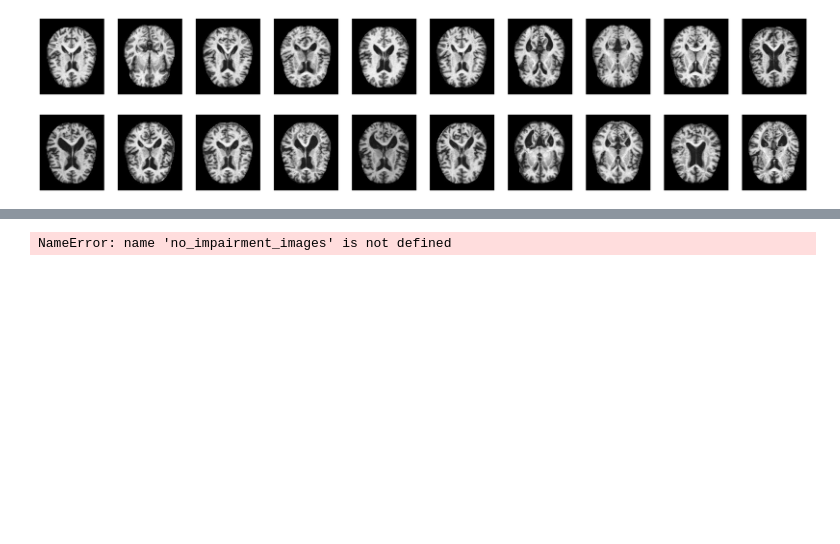
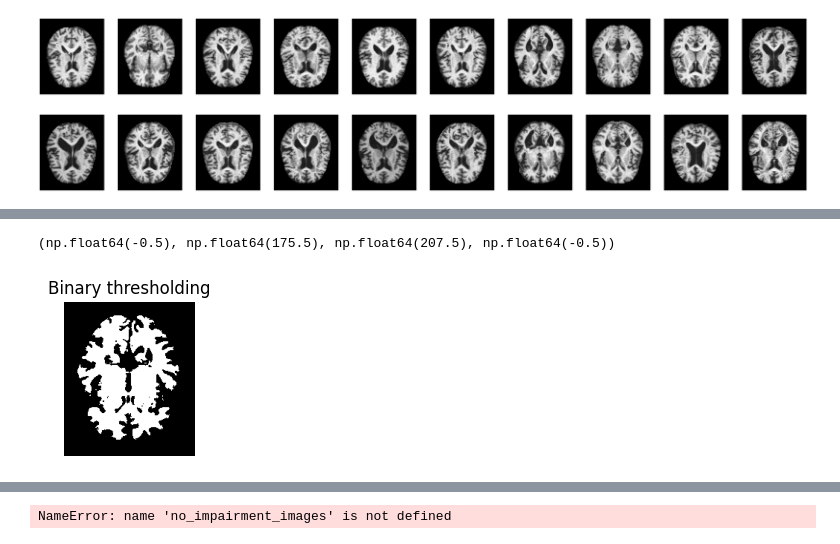
Before and after one commit to maisiev/Predicting-Dementia-Severity, a Jupyter notebook: Dementia_Predicting.ipynb, the cells around one changed output, grey strips where cells are left out. Cells and saved outputs as stored; diff of their text form; code cells hidden in the pictures; blank space fills up the shorter version.

```diff
--- a/Dementia_Predicting.ipynb
+++ b/Dementia_Predicting.ipynb
@@ -180,0 +218,10 @@ for i, name in enumerate(image_names[:num_images]):
+# %%
+# Here we are using 128 as the threshold (half way)
+_, thresh_img = cv2.threshold(img_np, 128, 255, cv2.THRESH_BINARY)
+plt.figure(figsize=(2,2))
+plt.imshow(thresh_img, cmap='gray')
+plt.title("Binary thresholding")
+plt.axis('off')
+# %% [output]
+(np.float64(-0.5), np.float64(175.5), np.float64(207.5), np.float64(-0.5))
+[figure, added]
```
Also changed, not shown: parts of 14 cells of this notebook.
